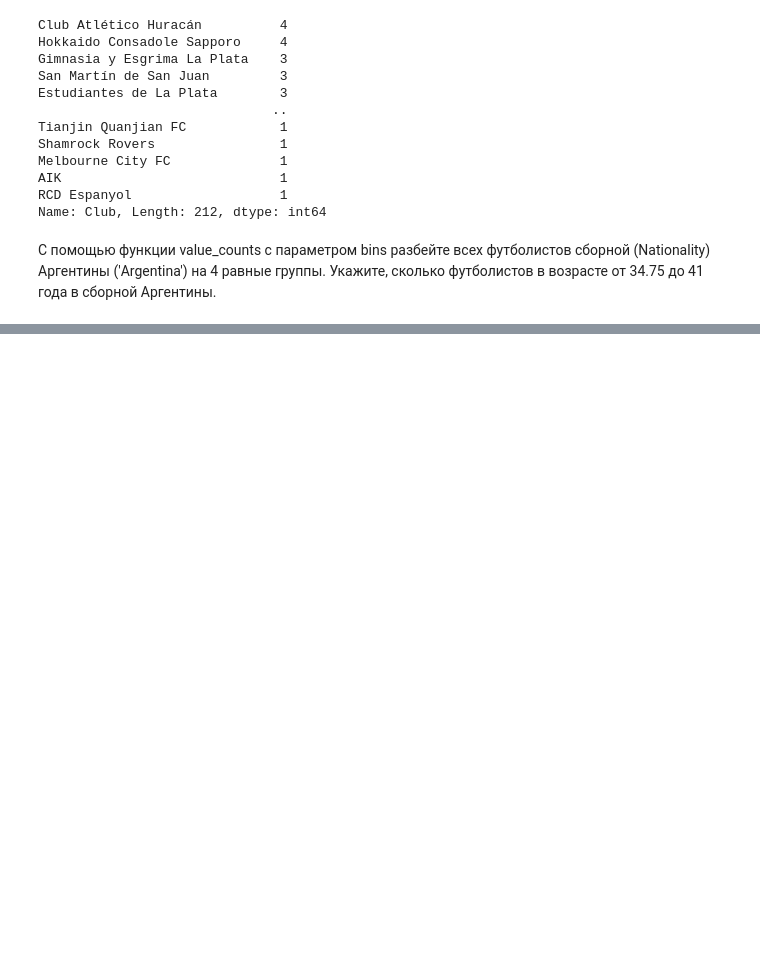
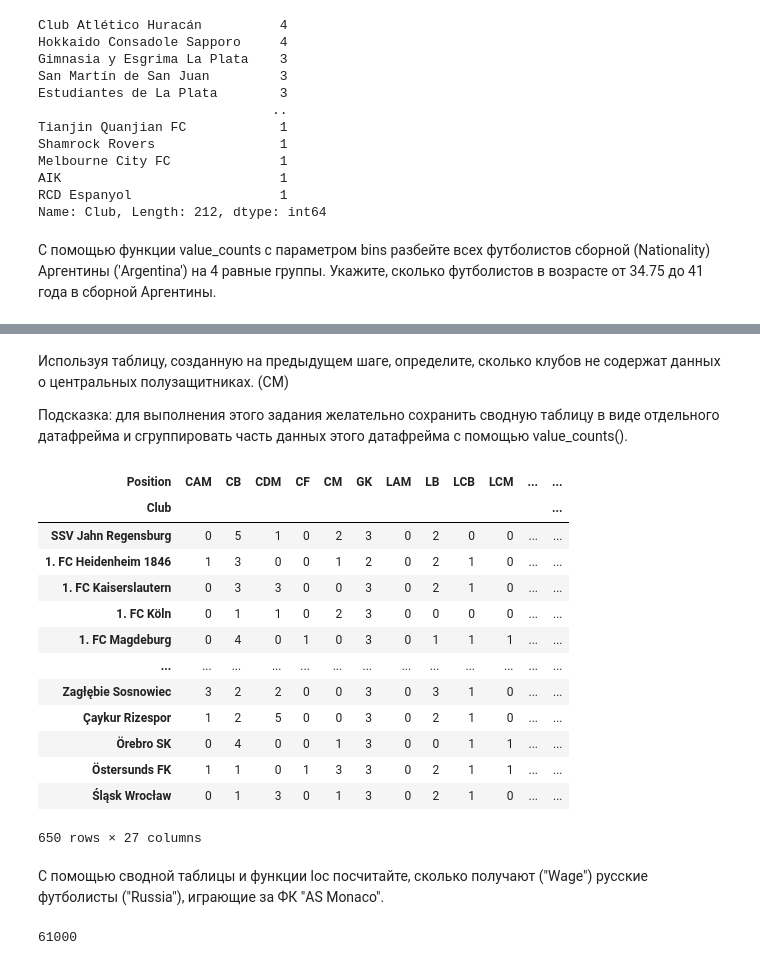
Before and after one commit to aar44i/DataScience, a Jupyter notebook: SkillFactory/5.ipynb, the cells around one changed output, grey strips where cells are left out. Saved outputs shown, nothing was run; the diff lists cells and outputs as text; code cells hidden in the pictures; blank space fills up the shorter version.

```diff
--- a/SkillFactory/5.ipynb
+++ b/SkillFactory/5.ipynb
@@ -424,0 +750,30 @@ TypeError: bins argument only works with numeric data.
+# %% [markdown]
+Используя таблицу, созданную на предыдущем шаге, определите, сколько клубов не содержат данных о центральных полузащитниках. (CM)
+
+Подсказка: для выполнения этого задания желательно сохранить сводную таблицу в виде отдельного датафрейма и сгруппировать часть данных этого датафрейма с помощью value_counts().
+# %%
+pvt = ft.pivot_table(columns='Position', index = 'Club', values = 'Name', aggfunc='count', fill_value=0)
+# pvt['CM'].value_counts()
+pvt
+# %% [output]
+| Position | CAM | CB | CDM | CF | CM | GK | LAM | LB | LCB | LCM | ... | ... |
+| Club |  |  |  |  |  |  |  |  |  |  |  | ... |
+| SSV Jahn Regensburg | 0 | 5 | 1 | 0 | 2 | 3 | 0 | 2 | 0 | 0 | ... | ... |
+| 1. FC Heidenheim 1846 | 1 | 3 | 0 | 0 | 1 | 2 | 0 | 2 | 1 | 0 | ... | ... |
+| 1. FC Kaiserslautern | 0 | 3 | 3 | 0 | 0 | 3 | 0 | 2 | 1 | 0 | ... | ... |
+| 1. FC Köln | 0 | 1 | 1 | 0 | 2 | 3 | 0 | 0 | 0 | 0 | ... | ... |
+| 1. FC Magdeburg | 0 | 4 | 0 | 1 | 0 | 3 | 0 | 1 | 1 | 1 | ... | ... |
+| ... | ... | ... | ... | ... | ... | ... | ... | ... | ... | ... | ... | ... |
+| Zagłębie Sosnowiec | 3 | 2 | 2 | 0 | 0 | 3 | 0 | 3 | 1 | 0 | ... | ... |
+| Çaykur Rizespor | 1 | 2 | 5 | 0 | 0 | 3 | 0 | 2 | 1 | 0 | ... | ... |
+| Örebro SK | 0 | 4 | 0 | 0 | 1 | 3 | 0 | 0 | 1 | 1 | ... | ... |
+| Östersunds FK | 1 | 1 | 0 | 1 | 3 | 3 | 0 | 2 | 1 | 1 | ... | ... |
+| Śląsk Wrocław | 0 | 1 | 3 | 0 | 1 | 3 | 0 | 2 | 1 | 0 | ... | ... |
+650 rows × 27 columns
+# %% [markdown]
+С помощью сводной таблицы и функции loc посчитайте, сколько получают ("Wage") русские футболисты ("Russia"), играющие за ФК "AS Monaco".
+# %%
+pvt = ft.pivot_table(columns='Nationality', index = 'Club', values = 'Wage', aggfunc='sum', fill_value=0)
+pvt.loc['AS Monaco']['Russia']
+# %% [output]
+61000
```
Also changed, not shown: parts of 35 cells of this notebook.
